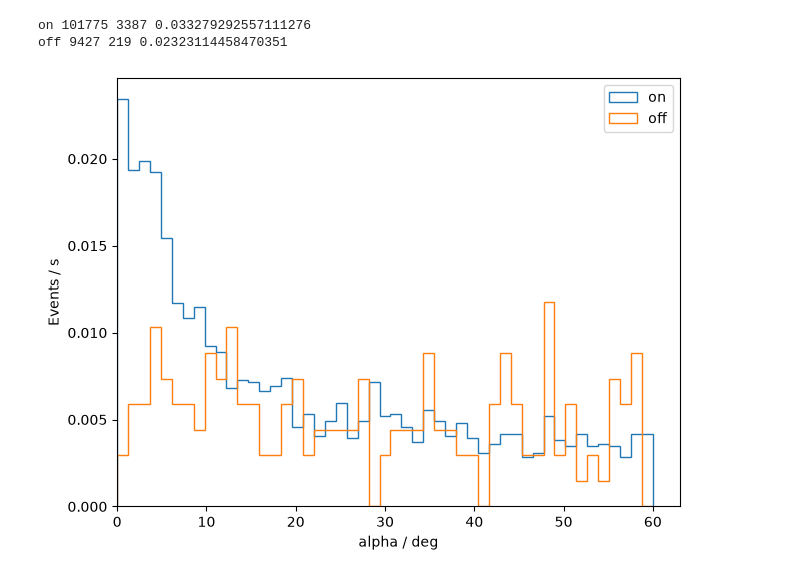
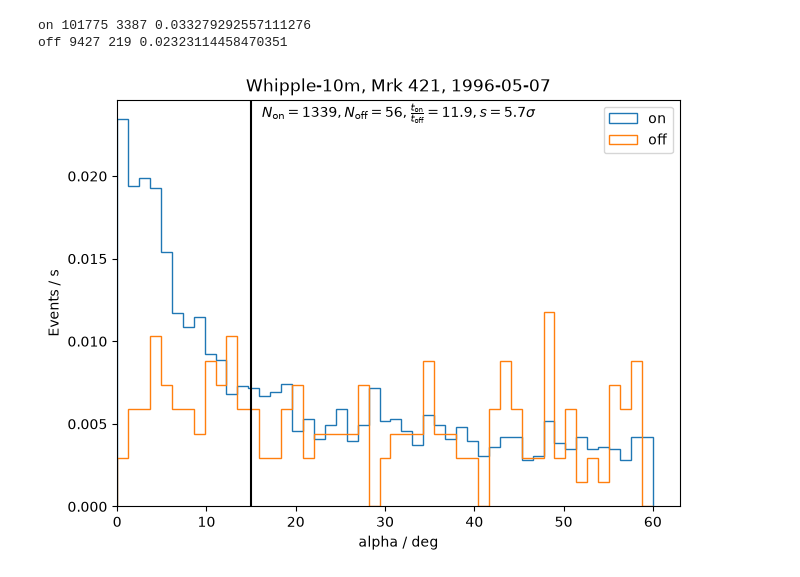
Before and after one commit to maxnoe/whipple-analysis-ctapipe, a Jupyter notebook: alpha.ipynb, the cells around one changed output. Cells and saved outputs as stored; diff of their text form; code cells hidden in the pictures.

Commit message:
Update with significance

```diff
--- a/alpha.ipynb
+++ b/alpha.ipynb
@@ -153,10 +155,14 @@ query = QualityQuery(
     ],
 )
 # %%
+alpha_cut = 15 * u.deg
+
+
 for name, dataset in datasets.items():
     events = dataset["events"]
     events["mask"] = query.get_table_mask(events)
     dataset["selected"] = events[events["mask"]]
+    dataset["n"] = np.count_nonzero(dataset["selected"]["alpha"] < alpha_cut)
 
     print(name, len(events), len(dataset["selected"]), len(dataset["selected"]) / len(events))
 # %% [output]
@@ -165,19 +171,32 @@ off 9427 219 0.02323114458470351
 # %%
 fig, ax = plt.subplots(1, 1, layout="constrained")
 
 for name, dataset in datasets.items():
     selected = dataset["selected"]
 
     ax.hist(
         selected["alpha"].to_value(u.deg),
         bins=np.linspace(0, 60, 50),
         weights=selected["rate_weight"],
         histtype='step',
         label=name,
     )
 
+
+n_on = datasets["on"]["n"]
+n_off = datasets["off"]["n"]
+ratio = (datasets["on"]["ontime"] / datasets["off"]["ontime"]).to(u.one)
+
+significance = li_ma_significance(n_on, n_off, ratio)
+
+t = rf"$N_\text{{on}} = {n_on}, N_\text{{off}} = {n_off}, \frac{{t_\text{{on}}}}{{t_\text{{off}}}} = {ratio:.1f}, s={significance:.1f} \sigma$"
+
+ax.set_title(f"Whipple-10m, Mrk 421, 1996-05-07")
+ax.text(0.5, 0.99, t, va='top', ha='center', transform=ax.transAxes)
+
+ax.axvline(alpha_cut.to_value(u.deg), color='k')
 ax.set(xlabel="alpha / deg", xlim=(0, None), ylabel='Events / s')
 ax.legend()
 None
 # %% [output]
-[figure, old version]
+[figure, new version]
```
Also changed, not shown: parts of 1 cell of this notebook, 4 other files.
